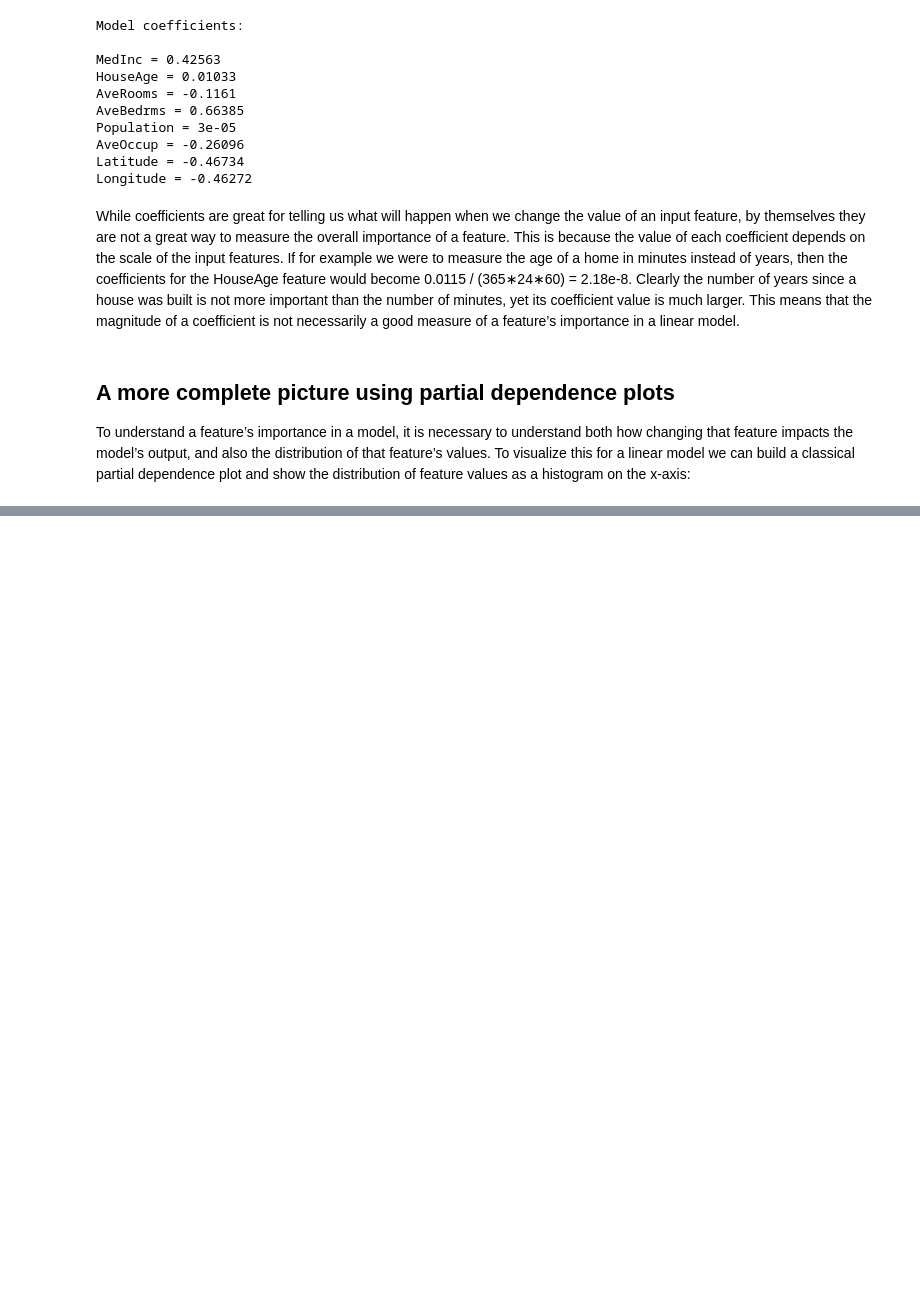
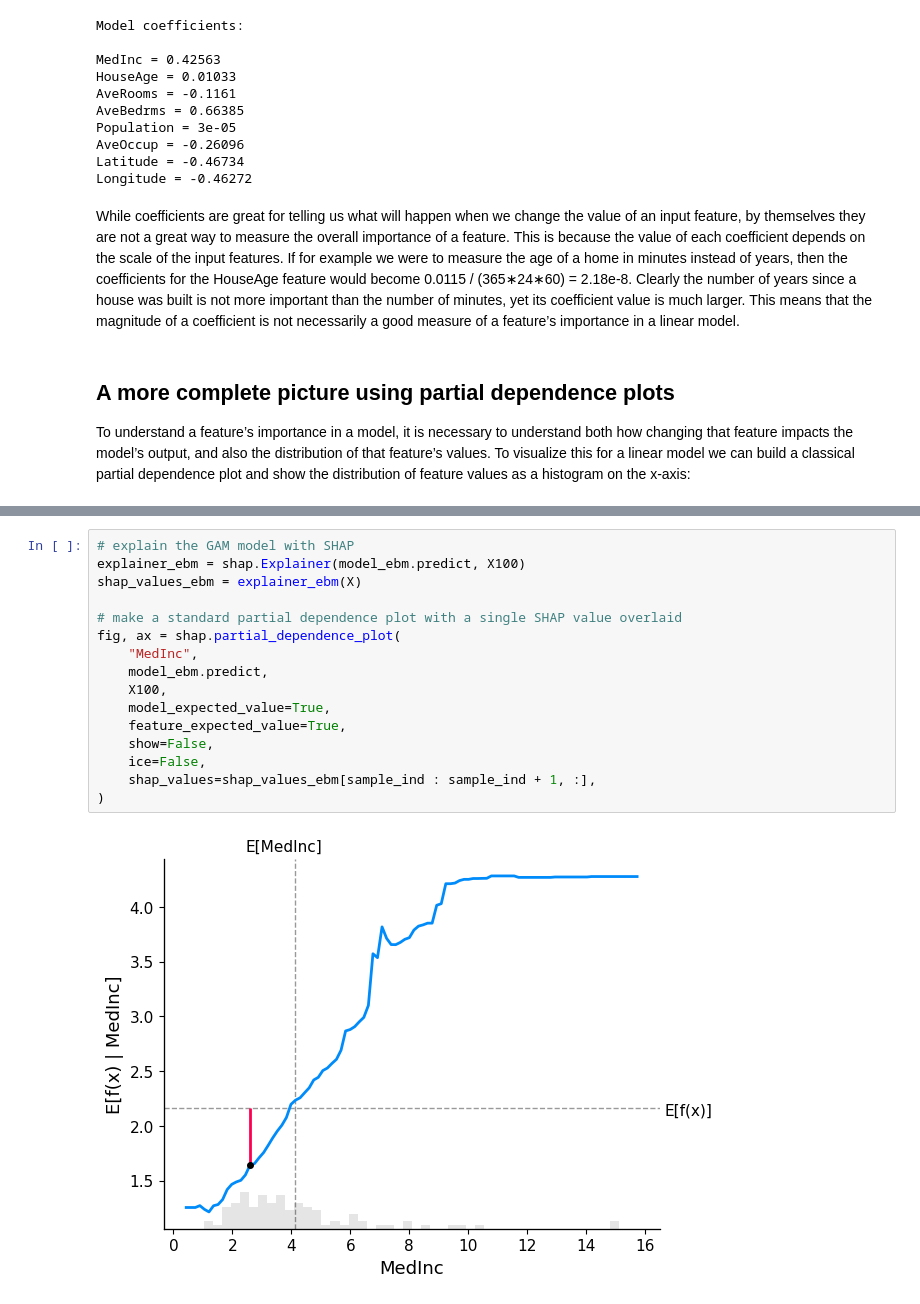
Before and after one commit to feust/python_examples, a Jupyter notebook: notebooks/shap.ipynb, the cells around one changed output, grey strips where cells are left out. Saved outputs shown, nothing was run; the diff lists cells and outputs as text; blank space fills up the shorter version.

```diff
--- a/notebooks/shap.ipynb
+++ b/notebooks/shap.ipynb
@@ -80,0 +150,18 @@ mean model prediction for 'MedInc' (setting all other features to their mean val
+# %%
+# explain the GAM model with SHAP
+explainer_ebm = shap.Explainer(model_ebm.predict, X100)
+shap_values_ebm = explainer_ebm(X)
+
+# make a standard partial dependence plot with a single SHAP value overlaid
+fig, ax = shap.partial_dependence_plot(
+    "MedInc",
+    model_ebm.predict,
+    X100,
+    model_expected_value=True,
+    feature_expected_value=True,
+    show=False,
+    ice=False,
+    shap_values=shap_values_ebm[sample_ind : sample_ind + 1, :],
+)
+# %% [output]
+[figure, added]
```
Also changed, not shown: parts of 53 cells of this notebook, 1 other file.
